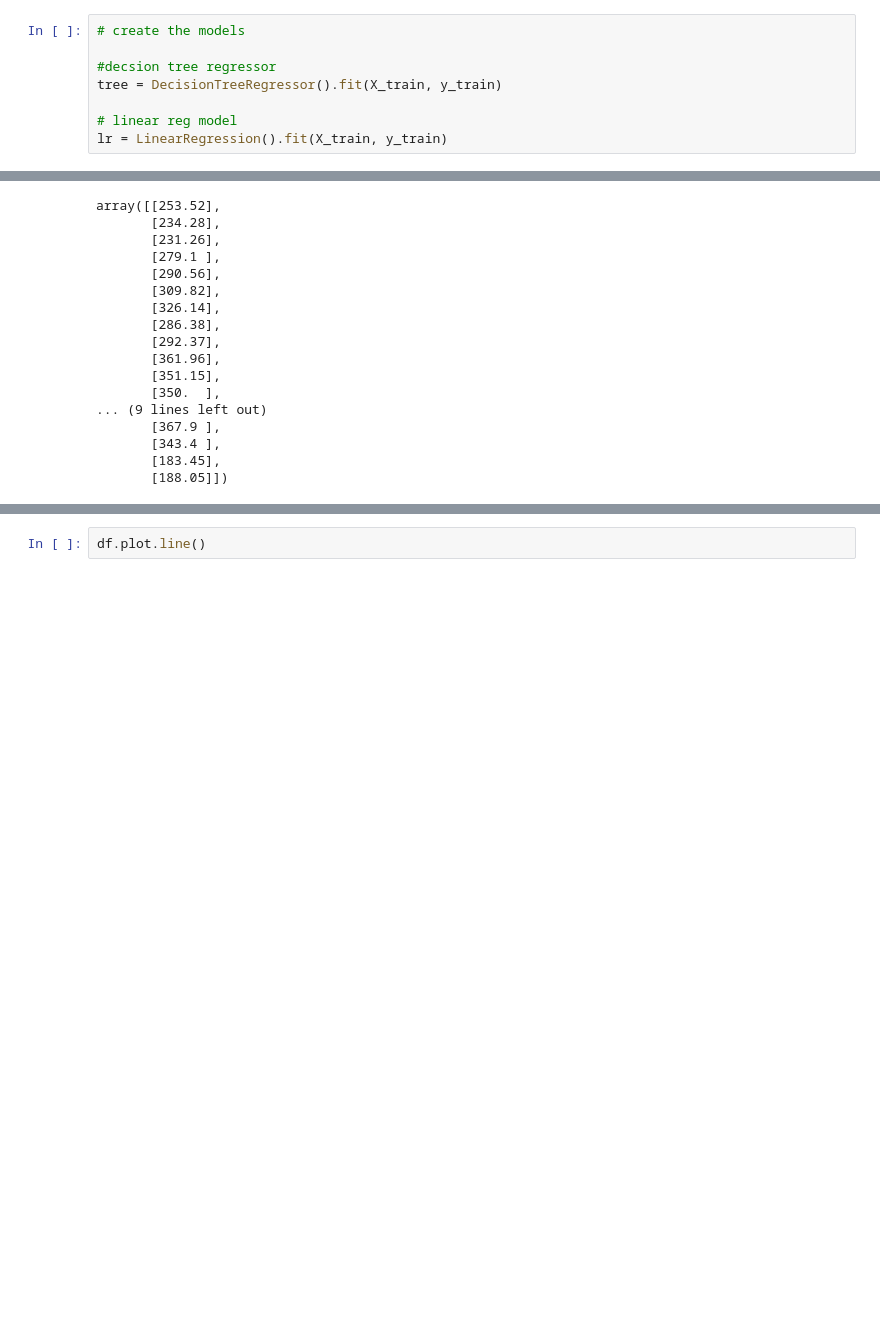
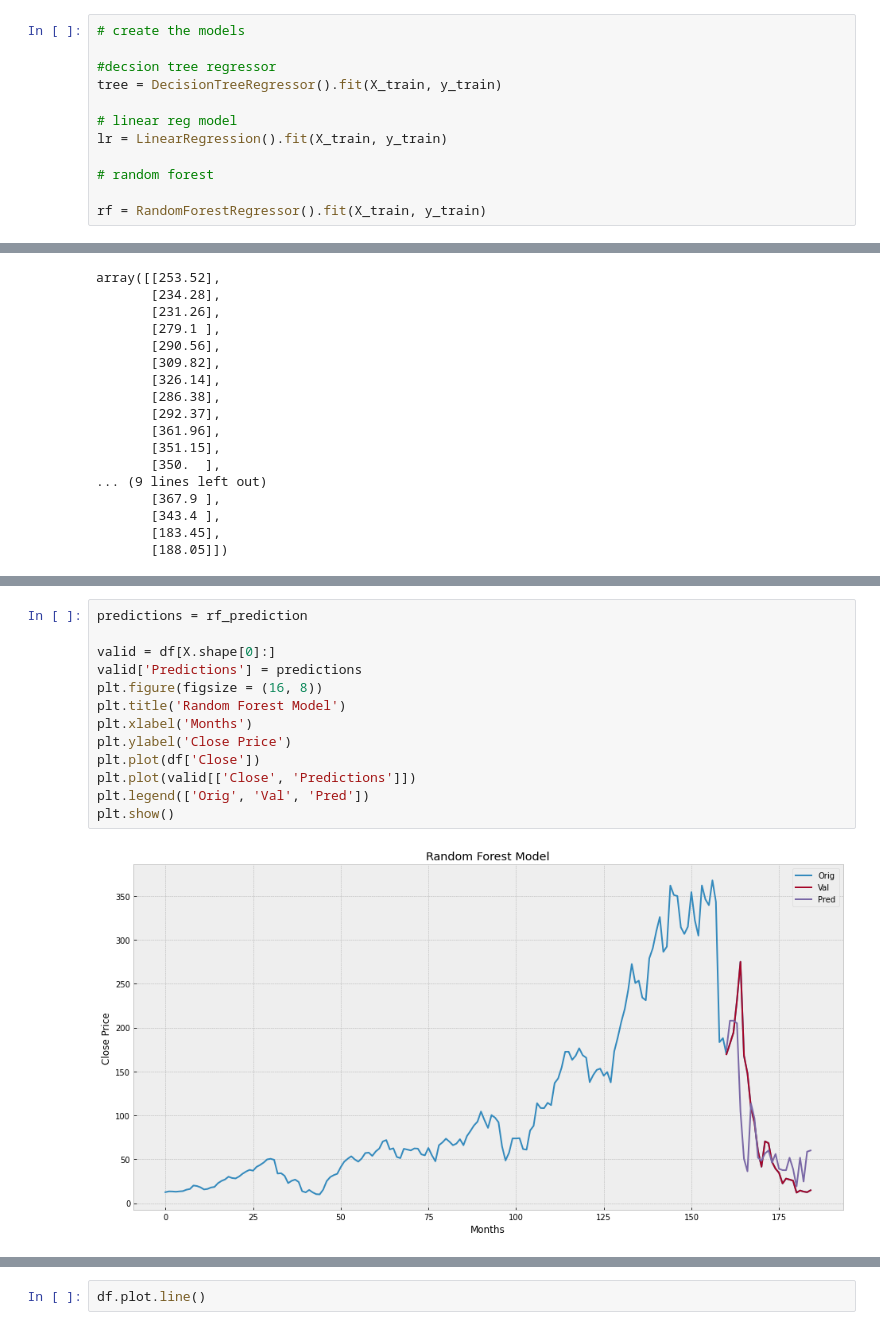
Before and after one commit to 01aleem/Yes-Bank-Stock-Closing-Price-Prediction, a Jupyter notebook: Stock_Price_Prediction.ipynb, the cells around one changed output, grey strips where cells are left out. Drawn from its saved outputs; the diff is of its cells as text; blank space fills up the shorter version.

```diff
--- a/Stock_Price_Prediction.ipynb
+++ b/Stock_Price_Prediction.ipynb
@@ -202,6 +221,10 @@ tree = DecisionTreeRegressor().fit(X_train, y_train)
 
 # linear reg model
 lr = LinearRegression().fit(X_train, y_train)
+
+# random forest
+
+rf = RandomForestRegressor().fit(X_train, y_train)
 # %%
 # get last x rows of the feature dataset
 
@@ -282,0 +313,15 @@ plt.show()
+# %%
+predictions = rf_prediction
+
+valid = df[X.shape[0]:]
+valid['Predictions'] = predictions
+plt.figure(figsize = (16, 8))
+plt.title('Random Forest Model')
+plt.xlabel('Months')
+plt.ylabel('Close Price')
+plt.plot(df['Close'])
+plt.plot(valid[['Close', 'Predictions']])
+plt.legend(['Orig', 'Val', 'Pred'])
+plt.show()
+# %% [output]
+[figure, added]
```
Also changed, not shown: parts of 7 cells of this notebook.
